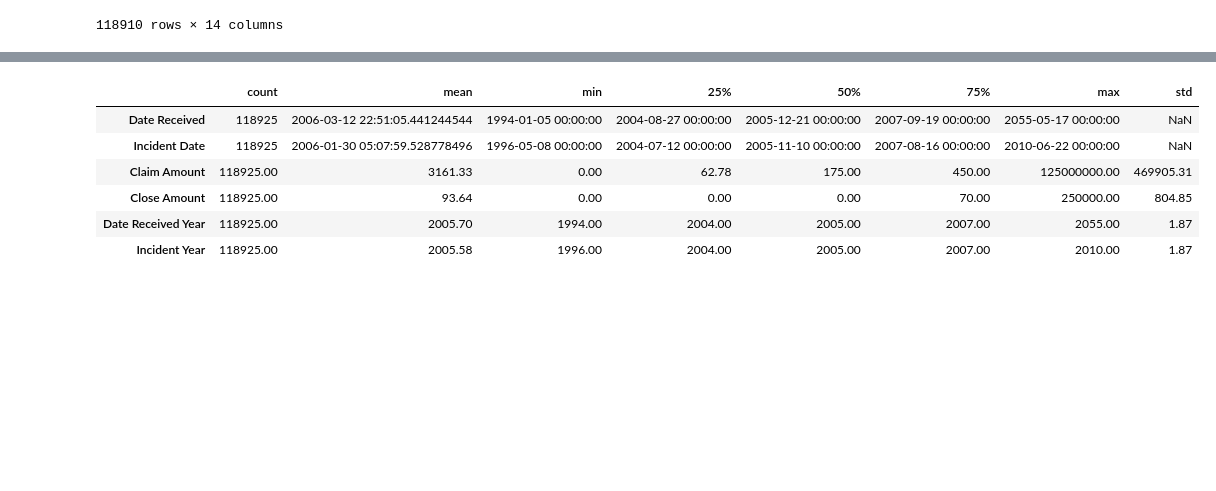
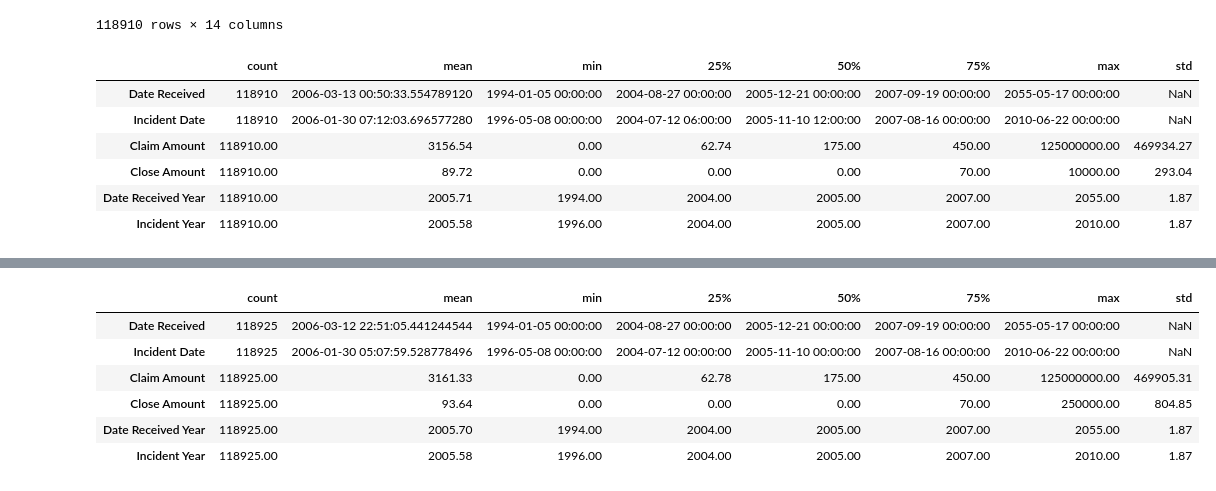
Before and after one commit to btokoli/Risk-Radar-Clustering-Airports-by-Claim-Patterns-to-Spotlight-High-Risk-Hubs, a Jupyter notebook: airportAnalysis.ipynb, the cells around one changed output, grey strips where cells are left out. Cells and saved outputs as stored; diff of their text form; code cells hidden in the pictures; blank space fills up the shorter version.

```diff
--- a/airportAnalysis.ipynb
+++ b/airportAnalysis.ipynb
@@ -539,3 +539,13 @@ new_df
 | 145141 | 2009-12-31 | 2009-12-16 10:00:00 | ENV | Wendover Municipal Airport | Passenger Property Loss | Checked Baggage | Locks | ... |
 | 145143 | 2009-12-31 | 2009-11-21 09:20:00 | JFK | John F. Kennedy International | Property Damage | Checkpoint | Computer - Laptop | ... |
 118910 rows × 14 columns
+# %%
+new_df.describe().T
+# %% [output]
+|  | count | mean | min | 25% | 50% | 75% | max | std |
+| Date Received | 118910 | 2006-03-13 00:50:33.554789120 | 1994-01-05 00:00:00 | 2004-08-27 00:00:00 | 2005-12-21 00:00:00 | 2007-09-19 00:00:00 | 2055-05-17 00:00:00 | NaN |
+| Incident Date | 118910 | 2006-01-30 07:12:03.696577280 | 1996-05-08 00:00:00 | 2004-07-12 06:00:00 | 2005-11-10 12:00:00 | 2007-08-16 00:00:00 | 2010-06-22 00:00:00 | NaN |
+| Claim Amount | 118910.00 | 3156.54 | 0.00 | 62.74 | 175.00 | 450.00 | 125000000.00 | 469934.27 |
+| Close Amount | 118910.00 | 89.72 | 0.00 | 0.00 | 0.00 | 70.00 | 10000.00 | 293.04 |
+| Date Received Year | 118910.00 | 2005.71 | 1994.00 | 2004.00 | 2005.00 | 2007.00 | 2055.00 | 1.87 |
+| Incident Year | 118910.00 | 2005.58 | 1996.00 | 2004.00 | 2005.00 | 2007.00 | 2010.00 | 1.87 |
```
Also changed, not shown: parts of 3 cells of this notebook.
